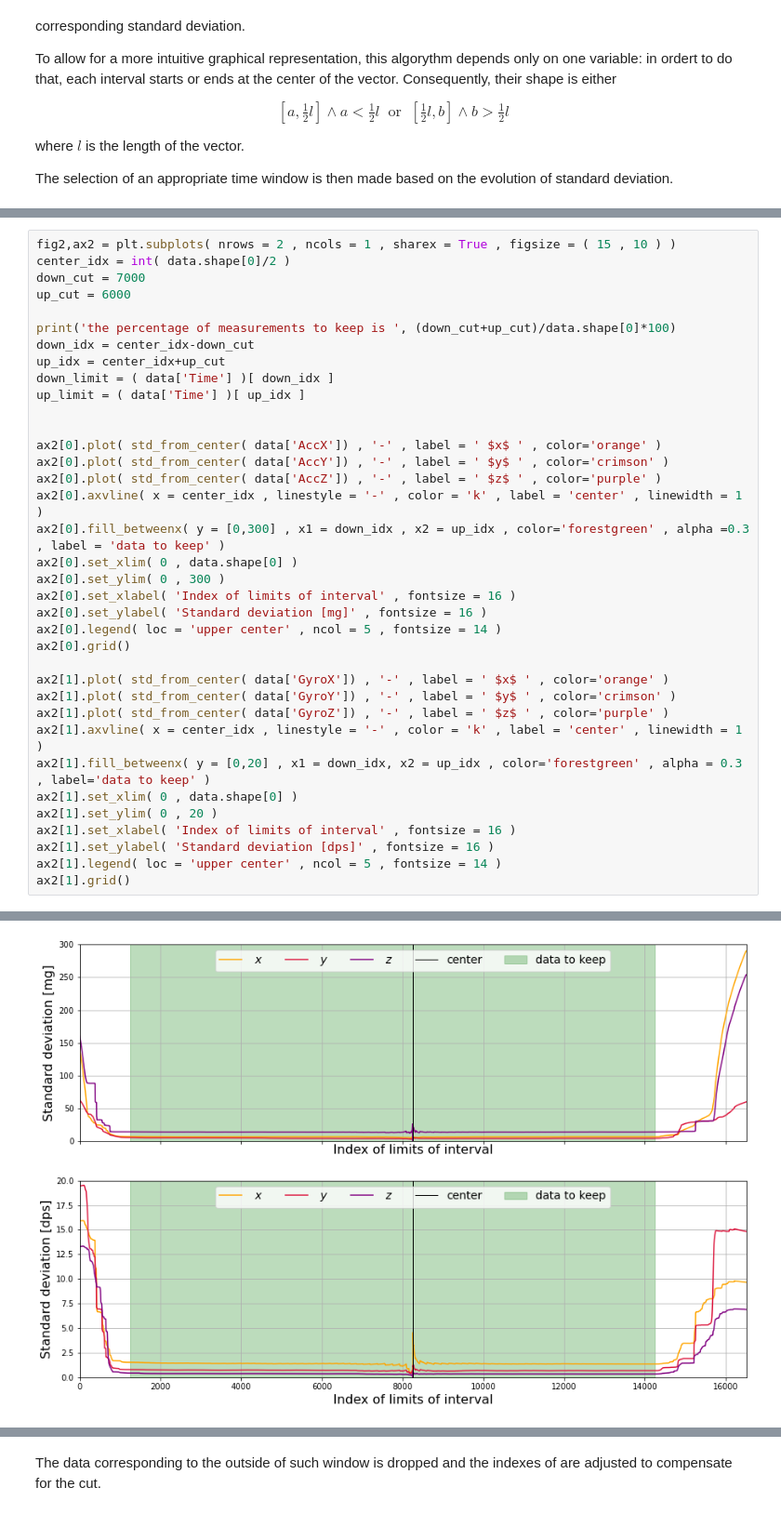
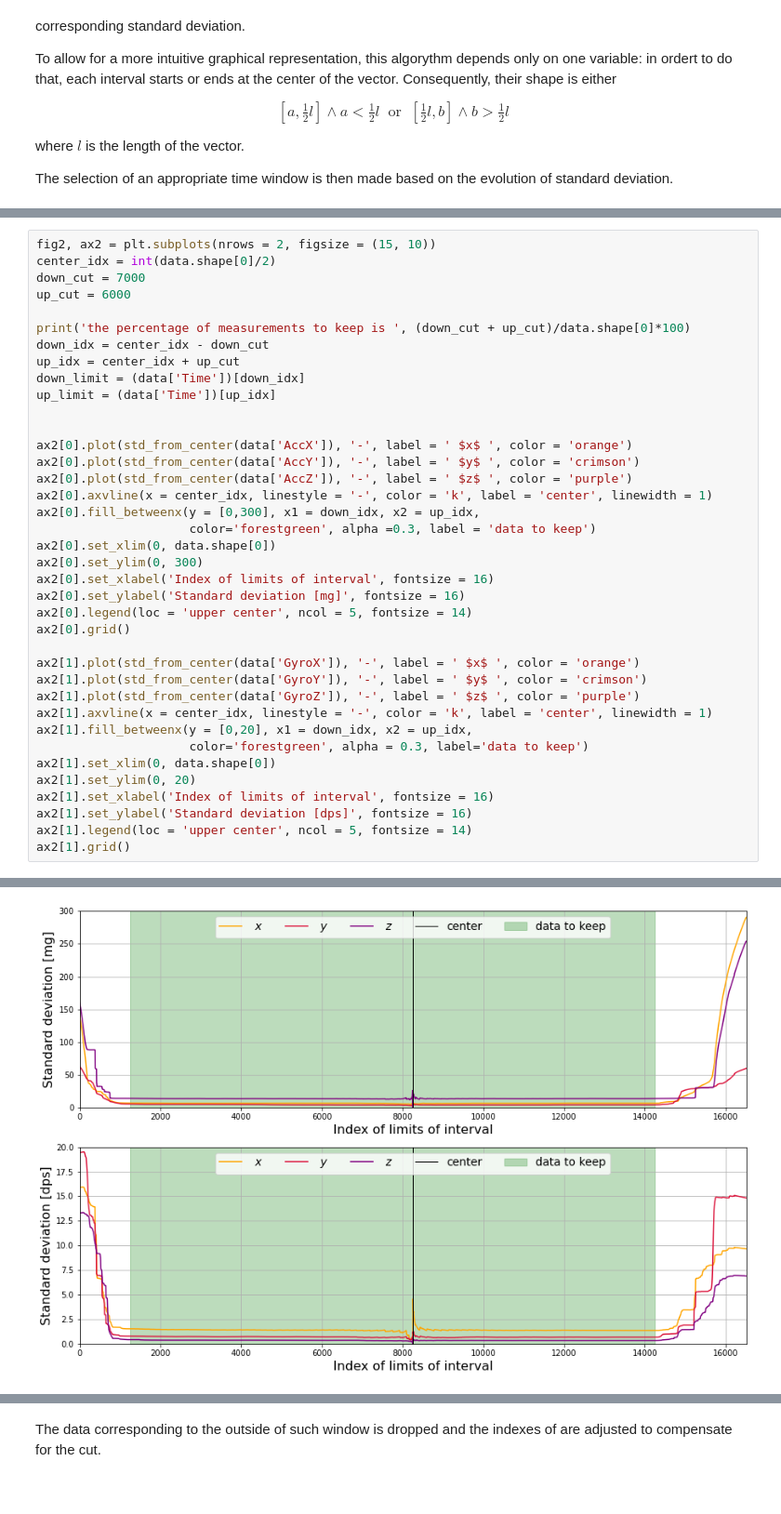
Before and after one commit to ericabrisigotti/heart_rate_estimation_LCP-A, a Jupyter notebook: Project.ipynb, the cells around one changed output, grey strips where cells are left out. Shown at 93% size. Saved outputs shown, nothing was run; the diff lists cells and outputs as text.

```diff
--- a/Project.ipynb
+++ b/Project.ipynb
@@ -181,40 +183,42 @@ def std_from_center( vect ):
 # %%
-fig2,ax2 = plt.subplots( nrows = 2 , ncols = 1 , sharex = True , figsize = ( 15 , 10 ) )
-center_idx = int( data.shape[0]/2 )
+fig2, ax2 = plt.subplots(nrows = 2, figsize = (15, 10))
+center_idx = int(data.shape[0]/2)
 down_cut = 7000
 up_cut = 6000
 
-print('the percentage of measurements to keep is ', (down_cut+up_cut)/data.shape[0]*100)
-down_idx = center_idx-down_cut
-up_idx = center_idx+up_cut
-down_limit = ( data['Time'] )[ down_idx ]
-up_limit = ( data['Time'] )[ up_idx ]
+print('the percentage of measurements to keep is ', (down_cut + up_cut)/data.shape[0]*100)
+down_idx = center_idx - down_cut
+up_idx = center_idx + up_cut
+down_limit = (data['Time'])[down_idx]
+up_limit = (data['Time'])[up_idx]
 
 
-ax2[0].plot( std_from_center( data['AccX']) , '-' , label = ' $x$ ' , color='orange' )
-ax2[0].plot( std_from_center( data['AccY']) , '-' , label = ' $y$ ' , color='crimson' )
-ax2[0].plot( std_from_center( data['AccZ']) , '-' , label = ' $z$ ' , color='purple' )
-ax2[0].axvline( x = center_idx , linestyle = '-' , color = 'k' , label = 'center' , linewidth = 1 )
-ax2[0].fill_betweenx( y = [0,300] , x1 = down_idx , x2 = up_idx , color='forestgreen' , alpha =0.3 , label = 'data to keep' )
-ax2[0].set_xlim( 0 , data.shape[0] )
-ax2[0].set_ylim( 0 , 300 )
-ax2[0].set_xlabel( 'Index of limits of interval' , fontsize = 16 )
-ax2[0].set_ylabel( 'Standard deviation [mg]' , fontsize = 16 )
-ax2[0].legend( loc = 'upper center' , ncol = 5 , fontsize = 14 )
+ax2[0].plot(std_from_center(data['AccX']), '-', label = ' $x$ ', color = 'orange')
+ax2[0].plot(std_from_center(data['AccY']), '-', label = ' $y$ ', color = 'crimson')
+ax2[0].plot(std_from_center(data['AccZ']), '-', label = ' $z$ ', color = 'purple')
+ax2[0].axvline(x = center_idx, linestyle = '-', color = 'k', label = 'center', linewidth = 1)
+ax2[0].fill_betweenx(y = [0,300], x1 = down_idx, x2 = up_idx,
+                     color='forestgreen', alpha =0.3, label = 'data to keep')
+ax2[0].set_xlim(0, data.shape[0])
+ax2[0].set_ylim(0, 300)
+ax2[0].set_xlabel('Index of limits of interval', fontsize = 16)
+ax2[0].set_ylabel('Standard deviation [mg]', fontsize = 16)
+ax2[0].legend(loc = 'upper center', ncol = 5, fontsize = 14)
 ax2[0].grid()
 
-ax2[1].plot( std_from_center( data['GyroX']) , '-' , label = ' $x$ ' , color='orange' )
-ax2[1].plot( std_from_center( data['GyroY']) , '-' , label = ' $y$ ' , color='crimson' )
-ax2[1].plot( std_from_center( data['GyroZ']) , '-' , label = ' $z$ ' , color='purple' )
-ax2[1].axvline( x = center_idx , linestyle = '-' , color = 'k' , label = 'center' , linewidth = 1 )
-ax2[1].fill_betweenx( y = [0,20] , x1 = down_idx, x2 = up_idx , color='forestgreen' , alpha = 0.3 , label='data to keep' )
-ax2[1].set_xlim( 0 , data.shape[0] )
-ax2[1].set_ylim( 0 , 20 )
-ax2[1].set_xlabel( 'Index of limits of interval' , fontsize = 16 )
-ax2[1].set_ylabel( 'Standard deviation [dps]' , fontsize = 16 )
-ax2[1].legend( loc = 'upper center' , ncol = 5 , fontsize = 14 )
+ax2[1].plot(std_from_center(data['GyroX']), '-', label = ' $x$ ', color = 'orange')
+ax2[1].plot(std_from_center(data['GyroY']), '-', label = ' $y$ ', color = 'crimson')
+ax2[1].plot(std_from_center(data['GyroZ']), '-', label = ' $z$ ', color = 'purple')
+ax2[1].axvline(x = center_idx, linestyle = '-', color = 'k', label = 'center', linewidth = 1)
+ax2[1].fill_betweenx(y = [0,20], x1 = down_idx, x2 = up_idx,
+                     color='forestgreen', alpha = 0.3, label='data to keep')
+ax2[1].set_xlim(0, data.shape[0])
+ax2[1].set_ylim(0, 20)
+ax2[1].set_xlabel('Index of limits of interval', fontsize = 16)
+ax2[1].set_ylabel('Standard deviation [dps]', fontsize = 16)
+ax2[1].legend(loc = 'upper center', ncol = 5, fontsize = 14)
 ax2[1].grid()
 # %% [output]
 the percentage of measurements to keep is  78.75923906458257
-[figure, old version]
+[figure, new version]
 # %%
```
Also changed, not shown: parts of 39 cells of this notebook.
